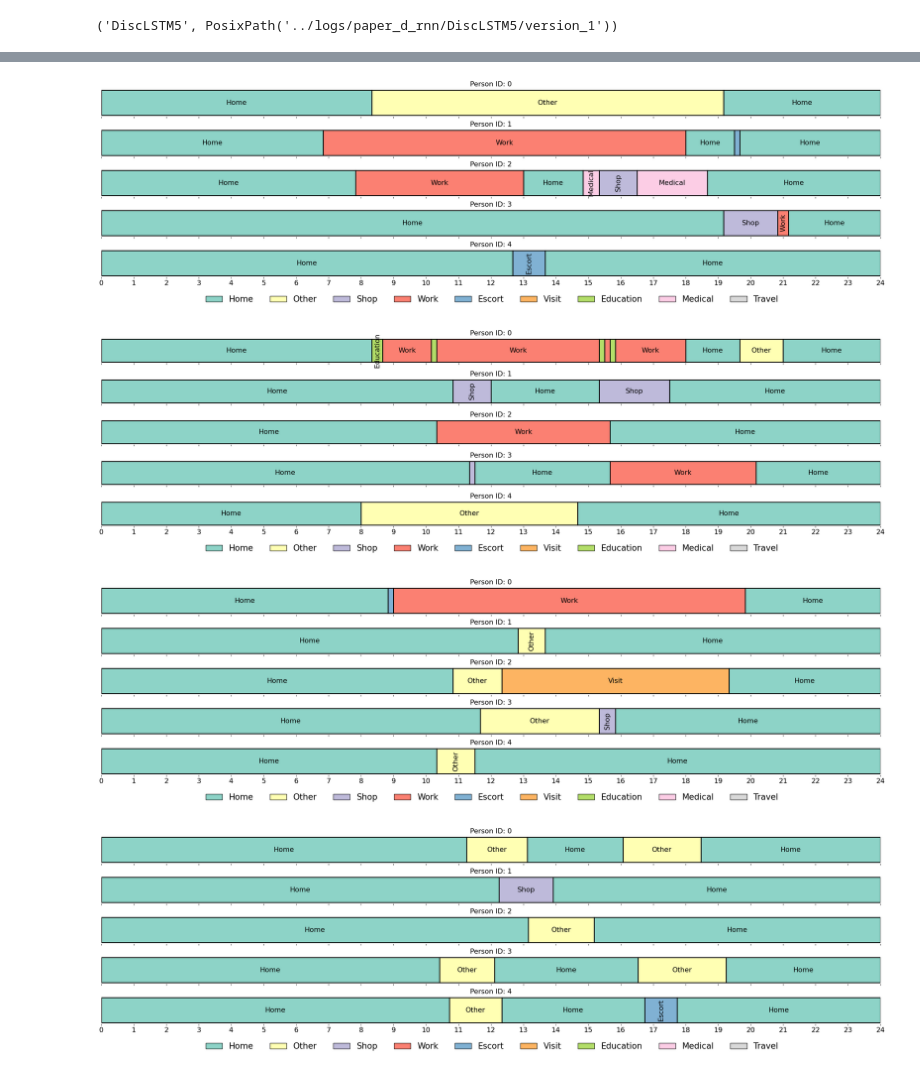
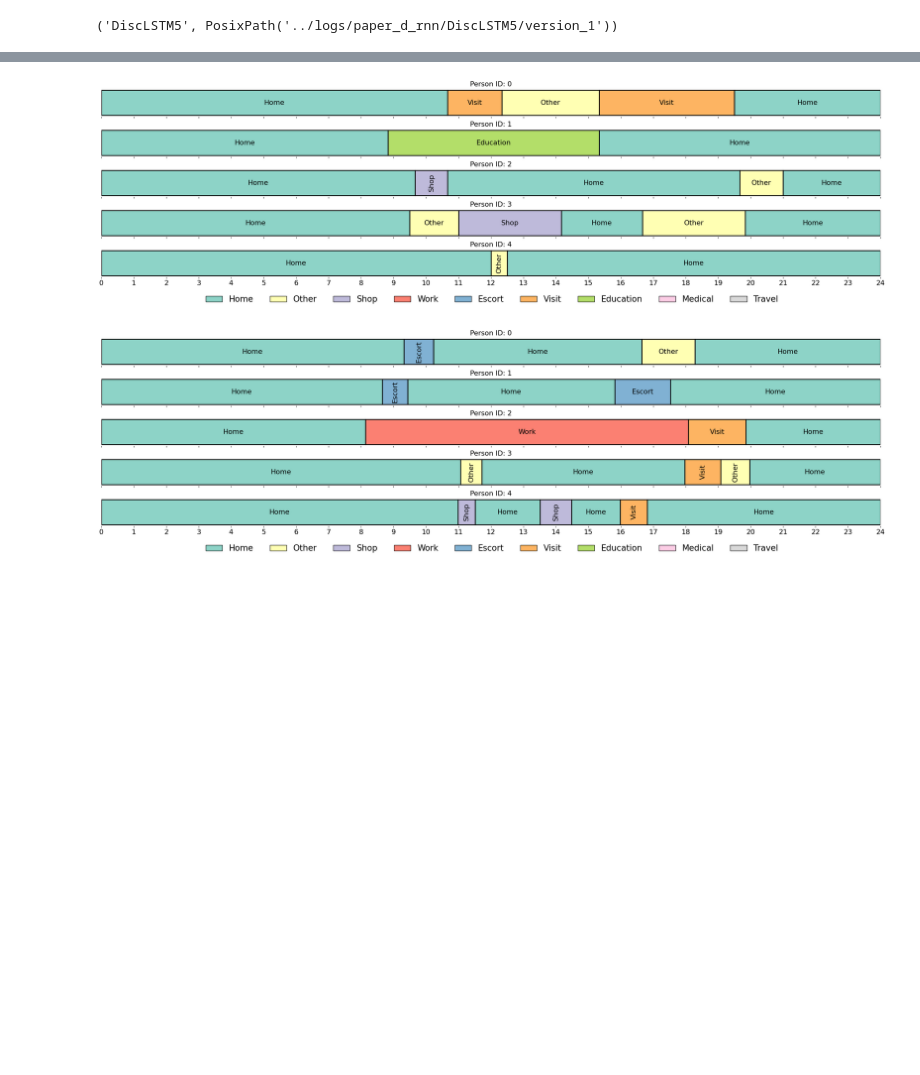
Before and after one commit to big-ucl/caveat, a Jupyter notebook: analysis/vae_paper.ipynb, the cells around one changed output, grey strips where cells are left out. Drawn from its saved outputs; the diff is of its cells as text; code cells hidden in the pictures; blank space fills up the shorter version.

```diff
--- a/analysis/vae_paper.ipynb
+++ b/analysis/vae_paper.ipynb
@@ -26,7 +26,7 @@ cmap = {
 batch_paths = {
     "DiscFF": Path("../logs/vae_paper/DiscFF"),
     "DiscCNN": Path("../logs/vae_paper/DiscCNN"),
-    "DiscRNN": Path("../logs/vae_paper/DiscCNN"),
+    "DiscRNN": Path("../logs/vae_paper/DiscRNN"),
     "ContFF": Path("../logs/vae_paper/ContFF"),
     "ContCNN": Path("../logs/vae_paper/ContCNN"),
     "ContRNN": Path("../logs/vae_paper/ContRNN"),
@@ -515,9 +668,8 @@ plot_schedules(target_schedules)
 # %%
 for n, p in batch_paths.items():
-    examples = pd.read_csv(next(find_nth(p))[1] / "synthetic_schedules.csv")
-    plot_schedules(examples)
+    if n in ["DiscCNN", "ContRNN"]:
+        examples = pd.read_csv(next(find_nth(p))[1] / "synthetic_schedules.csv")
+        plot_schedules(examples)
 # %% [output]
-[figure, old version]
+[figure, new version]
-[figure, old version]
+[figure, new version]
-[figure, removed]
-[figure, removed]
```
Also changed, not shown: parts of 18 cells of this notebook, 7 other files.
